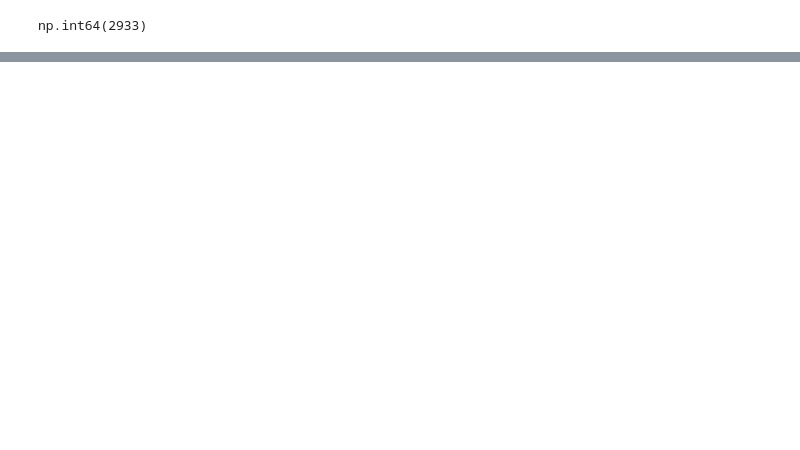
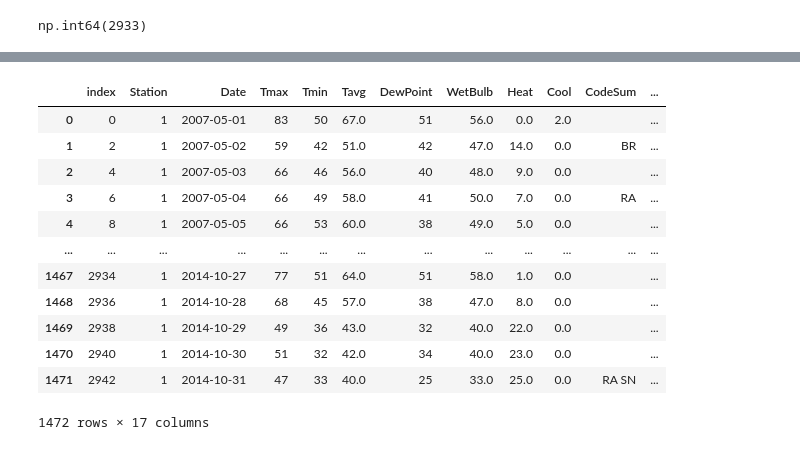
Before and after one commit to acies-saichandu-manchala/Capstone_Project, a Jupyter notebook: Cpastone EDA.ipynb, the cells around one changed output, grey strips where cells are left out. Drawn from its saved outputs; the diff is of its cells as text; code cells hidden in the pictures; blank space fills up the shorter version.

```diff
--- a/Cpastone EDA.ipynb
+++ b/Cpastone EDA.ipynb
@@ -116,0 +131,3 @@ chart
+# %%
+weather_data['Heat'] = weather_data['Heat'].ffill()
+weather_data['Cool'] = weather_data['Cool'].ffill()
@@ -116,0 +145,23 @@ chart
+# %%
+weather_data['PrecipTotal'] = weather_data['PrecipTotal'].fillna('0')
+weather_data = weather_data.replace('  T', '0.001')
+weather_data['PrecipTotal'] = weather_data['PrecipTotal'].astype(float)
+# %%
+station_1 = weather_data[weather_data['Station'] == 1].reset_index()
+station_2 = weather_data[weather_data['Station'] == 2].reset_index()
+# %%
+station_1
+# %% [output]
+|  | index | Station | Date | Tmax | Tmin | Tavg | DewPoint | WetBulb | Heat | Cool | CodeSum | ... |
+| 0 | 0 | 1 | 2007-05-01 | 83 | 50 | 67.0 | 51 | 56.0 | 0.0 | 2.0 |  | ... |
+| 1 | 2 | 1 | 2007-05-02 | 59 | 42 | 51.0 | 42 | 47.0 | 14.0 | 0.0 | BR | ... |
+| 2 | 4 | 1 | 2007-05-03 | 66 | 46 | 56.0 | 40 | 48.0 | 9.0 | 0.0 |  | ... |
+| 3 | 6 | 1 | 2007-05-04 | 66 | 49 | 58.0 | 41 | 50.0 | 7.0 | 0.0 | RA | ... |
+| 4 | 8 | 1 | 2007-05-05 | 66 | 53 | 60.0 | 38 | 49.0 | 5.0 | 0.0 |  | ... |
+| ... | ... | ... | ... | ... | ... | ... | ... | ... | ... | ... | ... | ... |
+| 1467 | 2934 | 1 | 2014-10-27 | 77 | 51 | 64.0 | 51 | 58.0 | 1.0 | 0.0 |  | ... |
+| 1468 | 2936 | 1 | 2014-10-28 | 68 | 45 | 57.0 | 38 | 47.0 | 8.0 | 0.0 |  | ... |
+| 1469 | 2938 | 1 | 2014-10-29 | 49 | 36 | 43.0 | 32 | 40.0 | 22.0 | 0.0 |  | ... |
+| 1470 | 2940 | 1 | 2014-10-30 | 51 | 32 | 42.0 | 34 | 40.0 | 23.0 | 0.0 |  | ... |
+| 1471 | 2942 | 1 | 2014-10-31 | 47 | 33 | 40.0 | 25 | 33.0 | 25.0 | 0.0 | RA SN | ... |
+1472 rows × 17 columns
```
Also changed, not shown: parts of 24 cells of this notebook.
